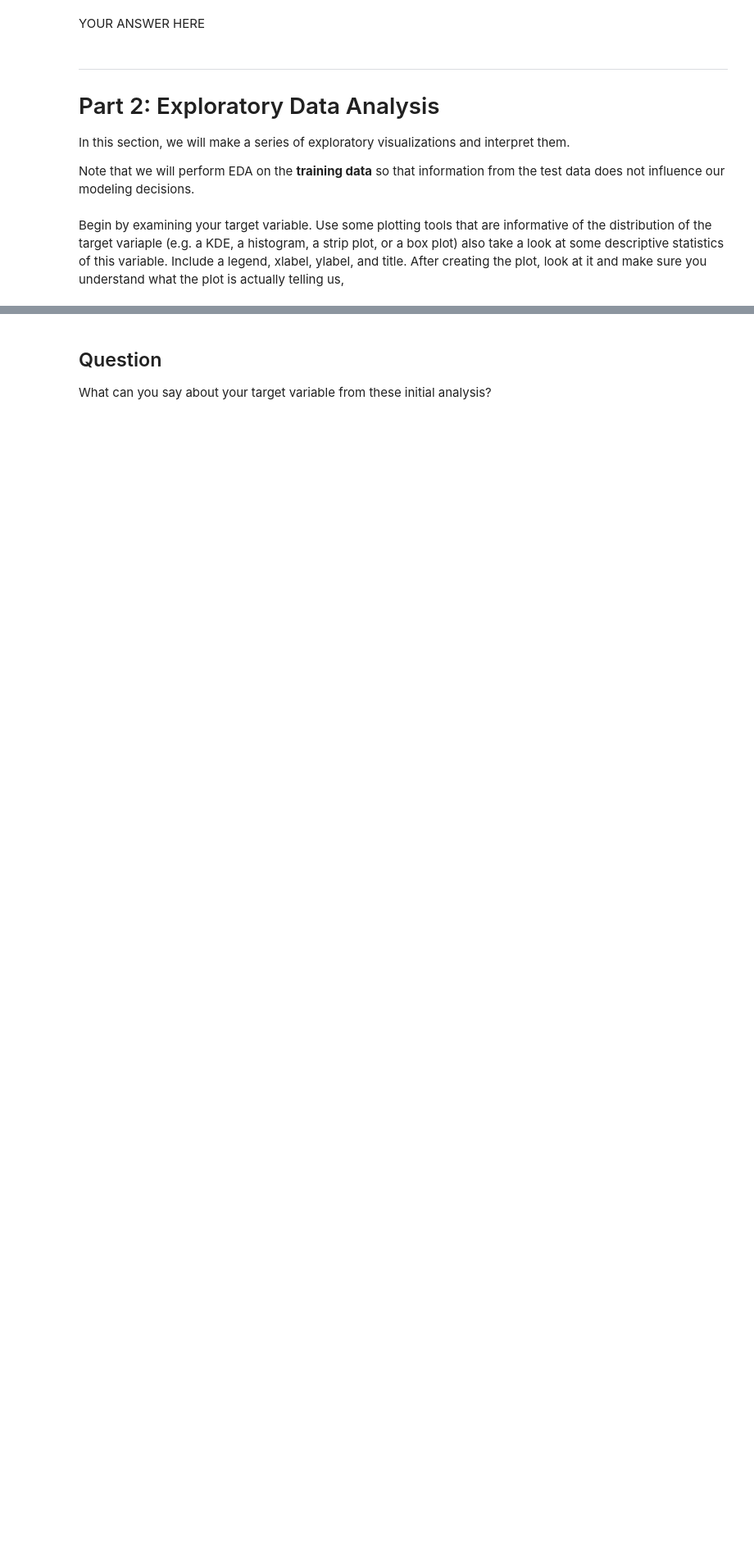
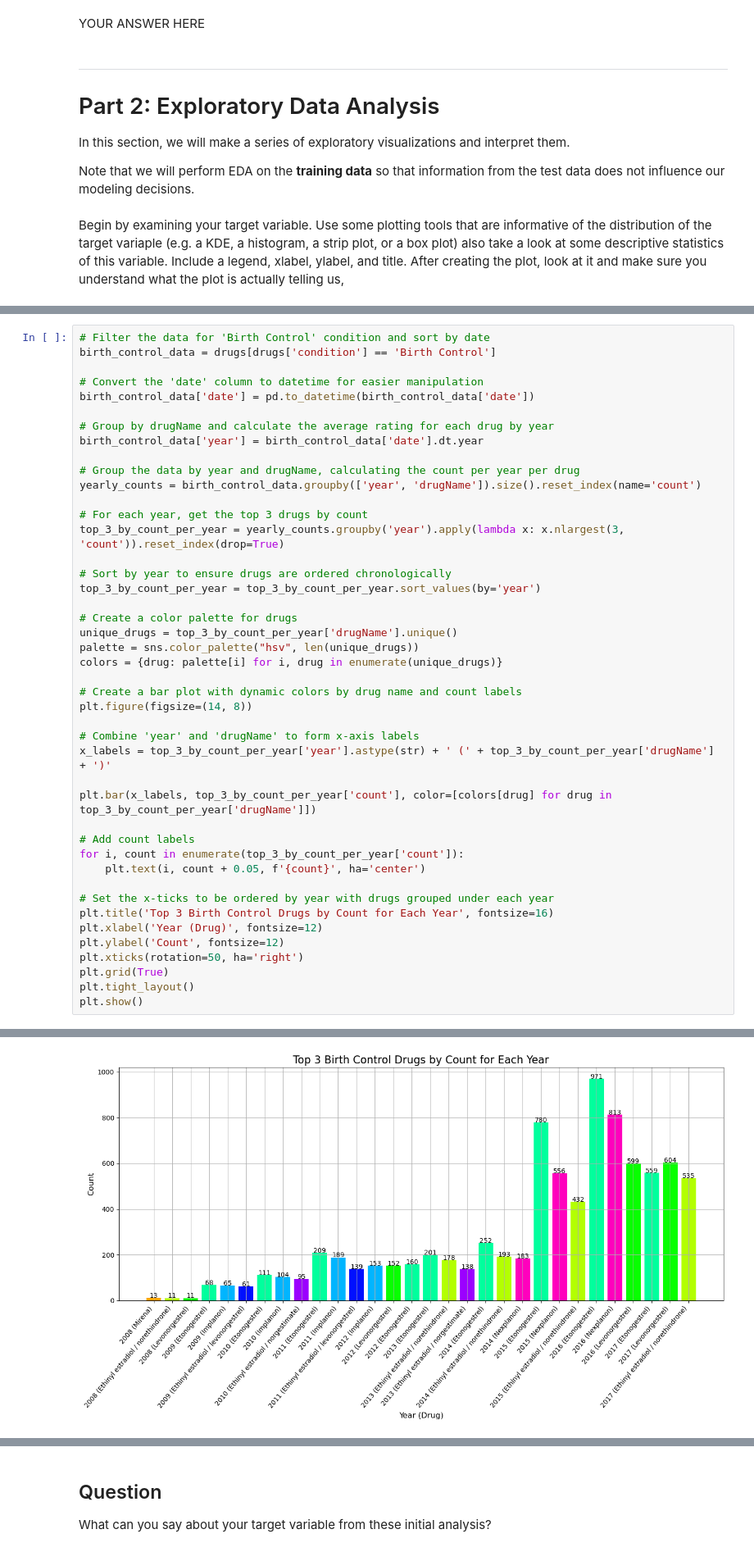
Before and after one commit to tuckers15/cs3870_midterm, a Jupyter notebook: EDA_drugs.ipynb, the cells around one changed output, grey strips where cells are left out. Shown at 82% size. Cells and saved outputs as stored; diff of their text form; blank space fills up the shorter version.

Commit message:
Updated graphs

```diff
--- a/EDA_drugs.ipynb
+++ b/EDA_drugs.ipynb
@@ -181,0 +128,45 @@ plt.show()
+# %%
+# Filter the data for 'Birth Control' condition and sort by date
+birth_control_data = drugs[drugs['condition'] == 'Birth Control']
+
+# Convert the 'date' column to datetime for easier manipulation
+birth_control_data['date'] = pd.to_datetime(birth_control_data['date'])
+
+# Group by drugName and calculate the average rating for each drug by year
+birth_control_data['year'] = birth_control_data['date'].dt.year
+
+# Group the data by year and drugName, calculating the count per year per drug
+yearly_counts = birth_control_data.groupby(['year', 'drugName']).size().reset_index(name='count')
+
+# For each year, get the top 3 drugs by count
+top_3_by_count_per_year = yearly_counts.groupby('year').apply(lambda x: x.nlargest(3, 'count')).reset_index(drop=True)
+
+# Sort by year to ensure drugs are ordered chronologically
+top_3_by_count_per_year = top_3_by_count_per_year.sort_values(by='year')
+
+# Create a color palette for drugs
+unique_drugs = top_3_by_count_per_year['drugName'].unique()
+palette = sns.color_palette("hsv", len(unique_drugs))
+colors = {drug: palette[i] for i, drug in enumerate(unique_drugs)}
+
+# Create a bar plot with dynamic colors by drug name and count labels
+plt.figure(figsize=(14, 8))
+
+# Combine 'year' and 'drugName' to form x-axis labels
+x_labels = top_3_by_count_per_year['year'].astype(str) + ' (' + top_3_by_count_per_year['drugName'] + ')'
+
+plt.bar(x_labels, top_3_by_count_per_year['count'], color=[colors[drug] for drug in top_3_by_count_per_year['drugName']])
+
+# Add count labels
+for i, count in enumerate(top_3_by_count_per_year['count']):
+    plt.text(i, count + 0.05, f'{count}', ha='center')
+
+# Set the x-ticks to be ordered by year with drugs grouped under each year
+plt.title('Top 3 Birth Control Drugs by Count for Each Year', fontsize=16)
+plt.xlabel('Year (Drug)', fontsize=12)
+plt.ylabel('Count', fontsize=12)
+plt.xticks(rotation=50, ha='right')
+plt.grid(True)
+plt.tight_layout()
+plt.show()
+# %% [output]
@@ -181,0 +183 @@ plt.show()
+[figure, added]
```
Also changed, not shown: parts of 5 cells of this notebook.
